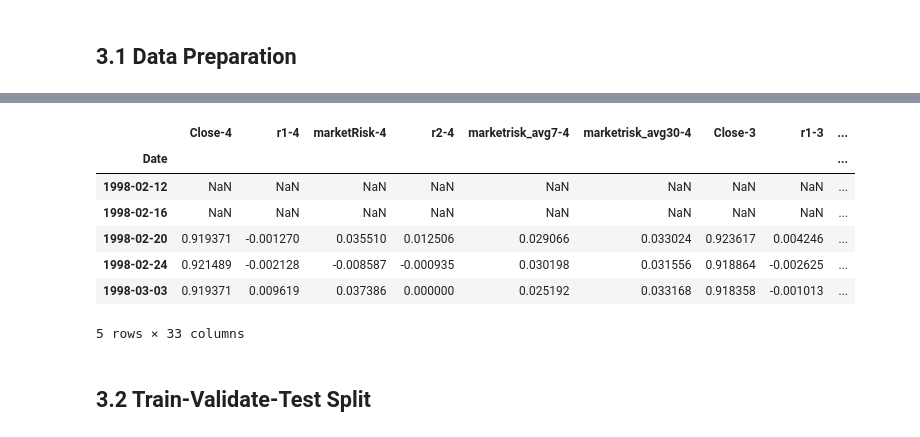
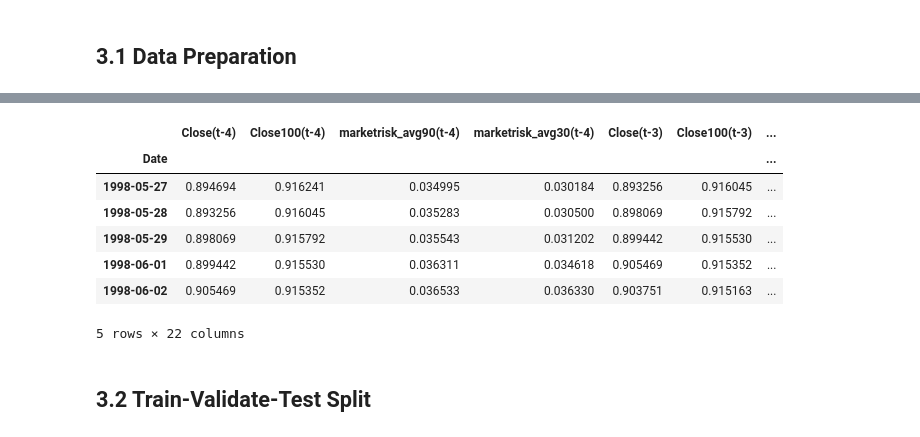
Before and after one commit to hugegene/LSTM-Prediction-of-Stock-Price-Movement, a Jupyter notebook: SentimentTesting on USD.ipynb, the cells around one changed output, grey strips where cells are left out. Cells and saved outputs as stored; diff of their text form; code cells hidden in the pictures.

```diff
--- a/SentimentTesting on USD.ipynb
+++ b/SentimentTesting on USD.ipynb
@@ -148,12 +148,12 @@ Ana['Target'] = Ana["Close"].diff(1).shift(-1)
 Ana.head()
 
 # calculating %change
-Ana['Change'] = Ana["Target"]/Ana['Close']
+Ana['Change'] = Ana["returns"].shift(-1)
 Ana.head()
 
 
 ## Label each time step False(no-buy) or True(buy) based on whether the price will rise at the next closing price
-timestep = 1
+timestep = 7
 labels = []
 for i in range(0, Ana.shape[0]):
   if(i+timestep< Ana.shape[0]):
@@ -170,15 +170,13 @@ Ana.head()
 
 #Feature Engineering
 Ana["Close30"] =  Ana["Close"].rolling(30).mean()
+Ana["Close100"] =  Ana["Close"].rolling(100).mean()
 Ana["r1"] =  Ana["Close"].diff(1)
 Ana["r2"] =  Ana["Close"].diff(7)
-
 Ana["marketrisk_avg30"] = Ana["marketRisk"].rolling(30).mean()
-Ana["marketrisk_avg7"] = Ana["marketRisk"].rolling(7).mean()
+Ana["marketrisk_avg90"] = Ana["marketRisk"].rolling(90).mean()
 
 #Drop NA
 Ana = Ana.dropna(0)
-
-print(Ana.columns.values)
 Ana.head()
 # %% [output]
@@ -285,0 +191,30 @@ Index(['Close', 'Close30', 'marketRisk', 'r1', 'r2', 'marketrisk_avg30',
+# %%
+#Define function to convert dataframe to training, validating and testing examples
+def series_to_supervised(df, n_in=1, n_out=1):
+	n_vars = 1 if type(df) is list else df.shape[1]
+
+
+	cols, names = list(), list()
+	# input sequence (t-n, ... t-1)
+	for i in range(n_in, -1, -1):
+		cols.append(df.shift(i))
+		names += [(df.columns[j]+'(t-%d)' % (i)) for j in range(n_vars)]
+
+	# put it all together
+	agg = concat(cols, axis=1)
+	agg.columns = names
+	return agg
+
+#Features Selection
+Set =  Ana[['Close', 'Close100', 'marketrisk_avg90', 'marketrisk_avg30']]
+# Set =  Ana[['r1', 'r2']]
+FEATURES_SHAPE =  Set.shape[1]
+print(FEATURES_SHAPE)
+
+#Forming examples
+SEQ_LEN = 5
+Set =  series_to_supervised(Set, SEQ_LEN-1, 0)
+Set[["Change", "Signal"]] = Ana[["Change", "Signal"]]
+Set = Set.dropna()
+print(Set.shape)
+Set.head()
@@ -286,15 +232,17 @@ Index(['Close', 'Close30', 'marketRisk', 'r1', 'r2', 'marketrisk_avg30',
 # %%
-SetAdjusted = Set.loc[(Set.Change< -0.0035)| (Set.Change> 0.0035)]
+#Remove bad training and validating examples
+SetAdjusted = Set.copy()
+# SetAdjusted = Set.loc[(Set.Change< -0.0015)| (Set.Change> 0.003)]
 SetAdjusted.head()
 # %% [output]
-|  | Close-4 | r1-4 | marketRisk-4 | r2-4 | marketrisk_avg7-4 | marketrisk_avg30-4 | Close-3 | r1-3 | ... |
-| Date |  |  |  |  |  |  |  |  | ... |
-| 1998-02-12 | NaN | NaN | NaN | NaN | NaN | NaN | NaN | NaN | ... |
-| 1998-02-16 | NaN | NaN | NaN | NaN | NaN | NaN | NaN | NaN | ... |
-| 1998-02-20 | 0.919371 | -0.001270 | 0.035510 | 0.012506 | 0.029066 | 0.033024 | 0.923617 | 0.004246 | ... |
-| 1998-02-24 | 0.921489 | -0.002128 | -0.008587 | -0.000935 | 0.030198 | 0.031556 | 0.918864 | -0.002625 | ... |
-| 1998-03-03 | 0.919371 | 0.009619 | 0.037386 | 0.000000 | 0.025192 | 0.033168 | 0.918358 | -0.001013 | ... |
+|  | Close(t-4) | Close100(t-4) | marketrisk_avg90(t-4) | marketrisk_avg30(t-4) | Close(t-3) | Close100(t-3) | ... |
+| Date |  |  |  |  |  |  | ... |
+| 1998-05-27 | 0.894694 | 0.916241 | 0.034995 | 0.030184 | 0.893256 | 0.916045 | ... |
+| 1998-05-28 | 0.893256 | 0.916045 | 0.035283 | 0.030500 | 0.898069 | 0.915792 | ... |
+| 1998-05-29 | 0.898069 | 0.915792 | 0.035543 | 0.031202 | 0.899442 | 0.915530 | ... |
+| 1998-06-01 | 0.899442 | 0.915530 | 0.036311 | 0.034618 | 0.905469 | 0.915352 | ... |
+| 1998-06-02 | 0.905469 | 0.915352 | 0.036533 | 0.036330 | 0.903751 | 0.915163 | ... |
-5 rows × 33 columns
+5 rows × 22 columns
 # %% [markdown]
 ## 3.2 Train-Validate-Test Split
 # %%
```
Also changed, not shown: parts of 19 cells of this notebook.
